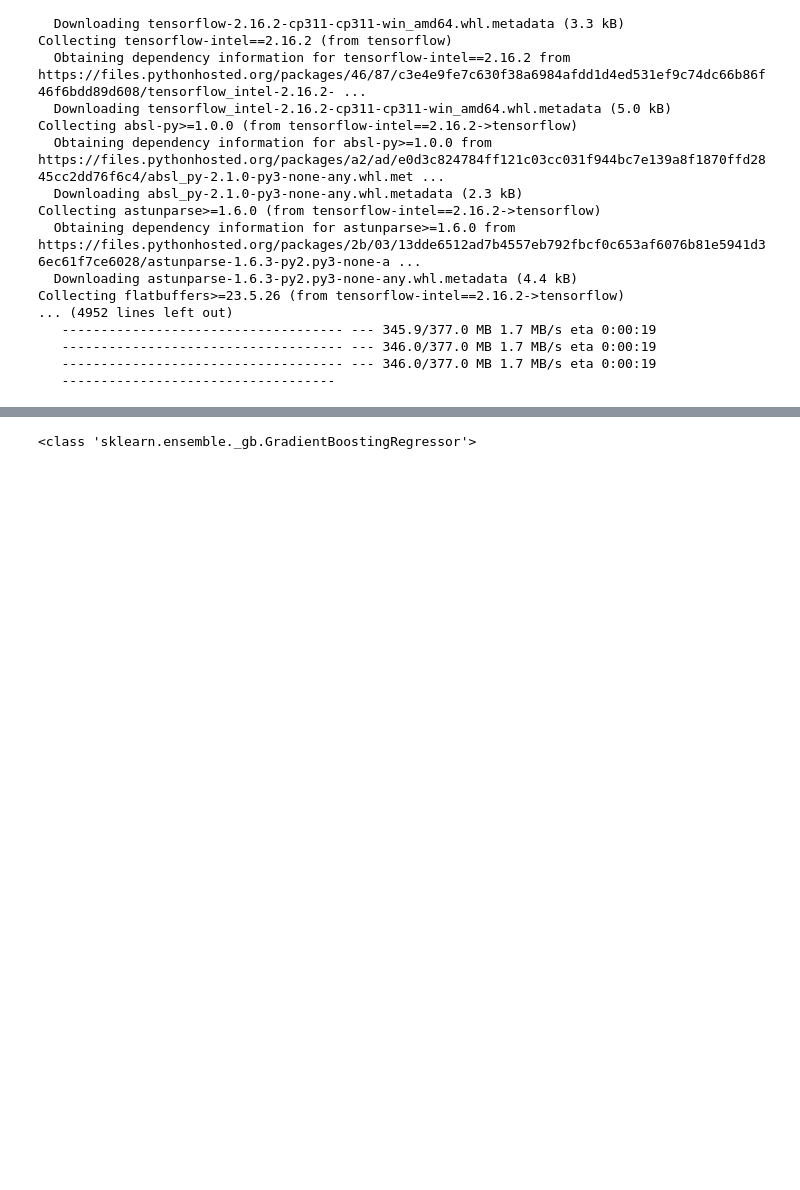
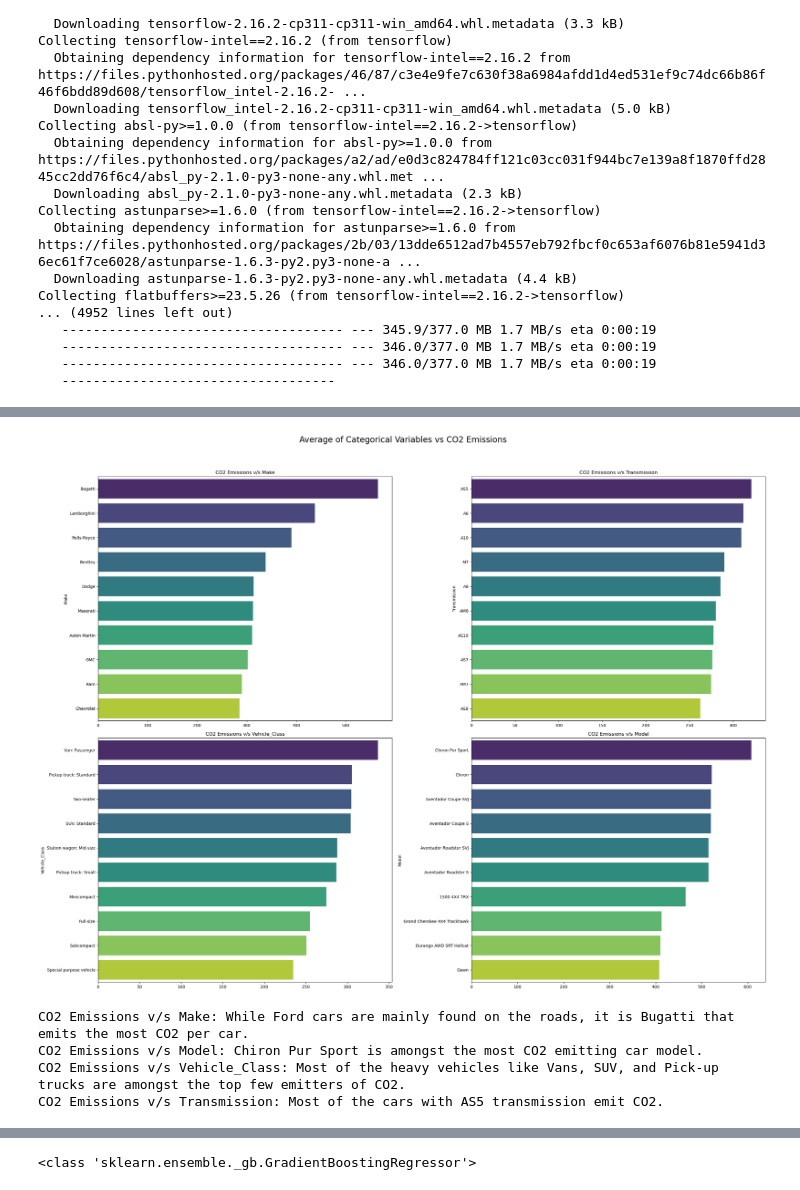
Before and after one commit to ritamerhi/datascience-project, a Jupyter notebook: jupyter_notebook/data-analysis.ipynb, the cells around one changed output, grey strips where cells are left out. Cells and saved outputs as stored; diff of their text form; code cells hidden in the pictures; blank space fills up the shorter version.

```diff
--- a/jupyter_notebook/data-analysis.ipynb
+++ b/jupyter_notebook/data-analysis.ipynb
@@ -490,0 +303,62 @@ CO2 Emissions v/s Transmission: Most of the cars with AS5 transmission emit CO2.
+# %%
+#Analyzing the relationship between target variable and features
+# Grouping and sorting data
+make_co2 = data.groupby('Make')['CO2_Emissions'].mean().sort_values(ascending=False).head(10)
+model_co2 = data.groupby('Model')['CO2_Emissions'].mean().sort_values(ascending=False).head(10)
+vehicle_class_co2 = data.groupby('Vehicle_Class')['CO2_Emissions'].mean().sort_values(ascending=False).head(10)
+transmission_co2 = data.groupby('Transmission')['CO2_Emissions'].mean().sort_values(ascending=False).head(10)
+palette = sns.color_palette("viridis", 10)
+
+# Creating subplots
+fig, axes = plt.subplots(nrows=2, ncols=2, figsize=(25, 20))
+fig.suptitle('Average of Categorical Variables vs CO2 Emissions', size=20)
+
+# Plotting CO2 Emissions v/s Make
+sns.barplot(ax=axes[0][0], x=make_co2.values, y=make_co2.index, hue=make_co2.index, palette=palette, dodge=False)
+legend = axes[0][0].get_legend()
+if legend:
+    legend.remove()
+axes[0][0].set_title('CO2 Emissions v/s Make')
+
+# Plotting CO2 Emissions v/s Transmission
+sns.barplot(ax=axes[0][1], x=transmission_co2.values, y=transmission_co2.index, hue=transmission_co2.index, palette=palette, dodge=False)
+legend = axes[0][1].get_legend()
+if legend:
+    legend.remove()
+axes[0][1].set_title('CO2 Emissions v/s Transmission')
+
+# Plotting CO2 Emissions v/s Vehicle_Class
+sns.barplot(ax=axes[1][0], x=vehicle_class_co2.values, y=vehicle_class_co2.index, hue=vehicle_class_co2.index, palette=palette, dodge=False)
+legend = axes[1][0].get_legend()
+if legend:
+    legend.remove()
+axes[1][0].set_title('CO2 Emissions v/s Vehicle_Class')
+
+# Plotting CO2 Emissions v/s Model
+sns.barplot(ax=axes[1][1], x=model_co2.values, y=model_co2.index, hue=model_co2.index, palette=palette, dodge=False)
+legend = axes[1][1].get_legend()
+if legend:
+    legend.remove()
+axes[1][1].set_title('CO2 Emissions v/s Model')
+
+# Adjusting layout
+plt.tight_layout(rect=[0, 0.03, 1, 0.95])
+plt.show()
+
+# Identifying top categories
+top_make = make_co2.idxmax()
+top_model = model_co2.idxmax()
+top_vehicle_class = vehicle_class_co2.idxmax()
+top_transmission = transmission_co2.idxmax()
+
+print(f"CO2 Emissions v/s Make: While Ford cars are mainly found on the roads, it is {top_make} that emits the most CO2 per car.")
+print(f"CO2 Emissions v/s Model: {top_model} is amongst the most CO2 emitting car model.")
+print(f"CO2 Emissions v/s Vehicle_Class: Most of the heavy vehicles like Vans, SUV, and Pick-up trucks are amongst the top few emitters of CO2.")
+print(f"CO2 Emissions v/s Transmission: Most of the cars with {top_transmission} transmission emit CO2.")
+print()
+# %% [output]
+[figure, added]
+CO2 Emissions v/s Make: While Ford cars are mainly found on the roads, it is Bugatti that emits the most CO2 per car.
+CO2 Emissions v/s Model: Chiron Pur Sport is amongst the most CO2 emitting car model.
+CO2 Emissions v/s Vehicle_Class: Most of the heavy vehicles like Vans, SUV, and Pick-up trucks are amongst the top few emitters of CO2.
+CO2 Emissions v/s Transmission: Most of the cars with AS5 transmission emit CO2.
```
Also changed, not shown: parts of 19 cells of this notebook, 1 other file.
